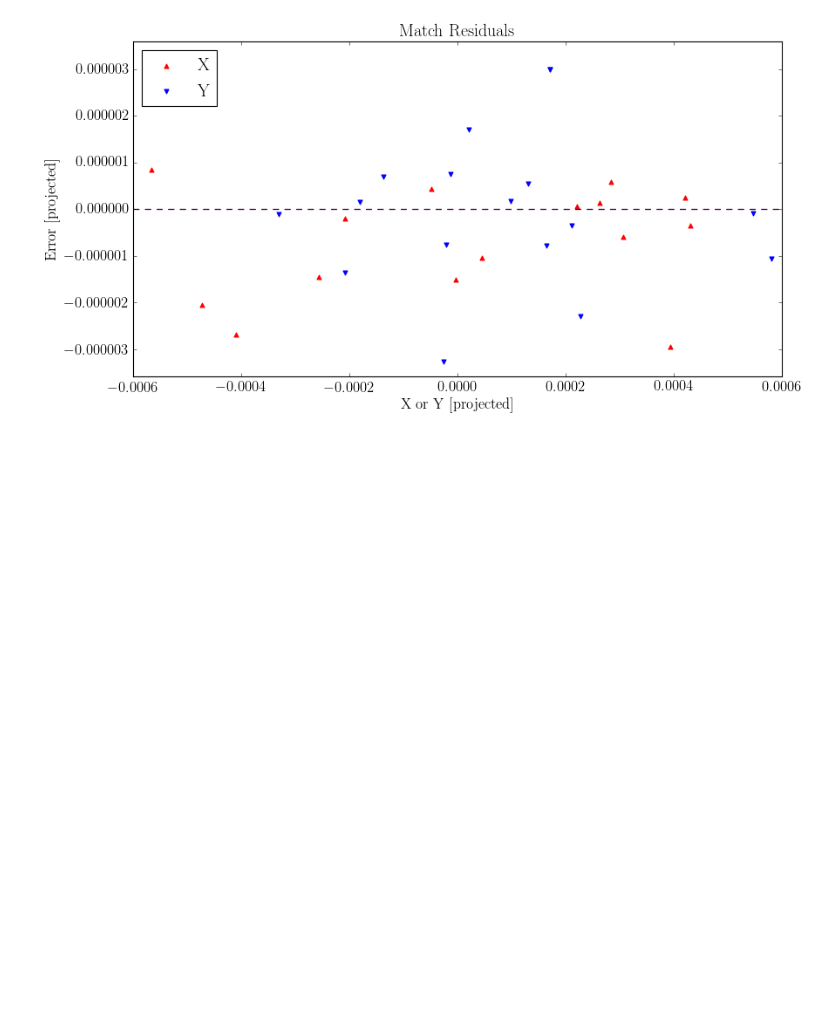
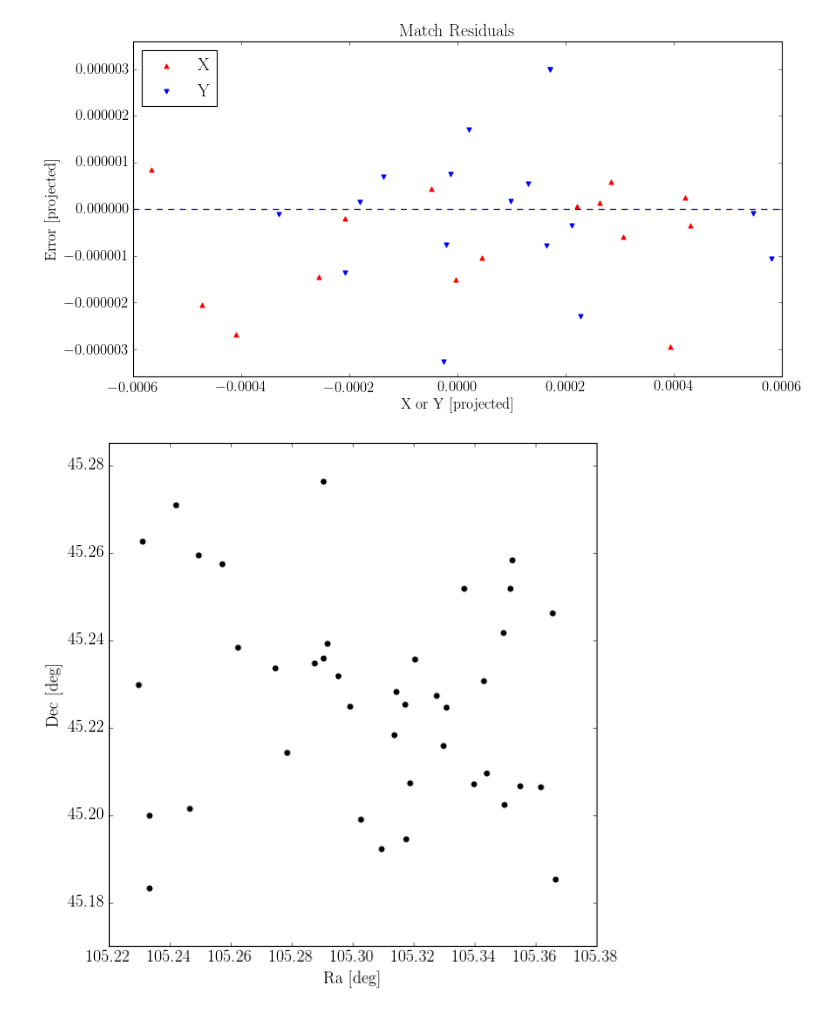
Before and after one commit to jbirky/AsteroidAstrometry, a Jupyter notebook: positions.ipynb, the cells around one changed output. Drawn from its saved outputs; the diff is of its cells as text; code cells hidden in the pictures; blank space fills up the shorter version.

```diff
--- a/positions.ipynb
+++ b/positions.ipynb
@@ -112,19 +112,13 @@ plotResiduals(xm1, ym1, xm2, ym2, unit='pixel', title='Match Residuals')
 # %% [markdown]
 ### Solve for plate constants, convert CCD to RA/DEC
 # %%
-Xm_proj, Ym_proj = projectedToPixelIdealInv(xm2, ym2, f_p=16480/(2*0.015))
+Xm_usno, Ym_usno = projectedToPixelIdealInv(xm2, ym2, f_p=16480/(2*0.015))
 
-Xccd, Yccd = projectedToPixel(xm1, ym1, Xm_proj, Ym_proj, f_p=190020)
+Xm_ccd, Ym_ccd = projectedToPixel(xm1, ym1, Xm_usno, Ym_usno, f_p=190020)
 
-plotMatch(Xccd, Yccd, Xm_proj, Ym_proj, dim=[-.0006, .0006], lbl=['X', 'Y'], unit='projected')
-plotResiduals(Xccd, Yccd, Xm_proj, Ym_proj, unit='projected', lbl=['X', 'Y'], \
+plotMatch(Xm_ccd, Ym_ccd, Xm_usno, Ym_usno, dim=[-.0006, .0006], lbl=['X', 'Y'], unit='projected')
+plotResiduals(Xm_ccd, Ym_ccd, Xm_usno, Ym_usno, unit='projected', lbl=['X', 'Y'], \
               xlim=[-.0006, .0006], title='Match Residuals')
 # %% [output]
 [figure]
 [figure]
-# %%
-def projToSky(X,Y,alpha0,delta0):
-    alpha = np.arctan(-(X)/(np.cos(delta0)-Y*np.sin(delta0)))+alpha0
-    delta = np.arcsin((np.sin(delta0)+Y*np.cos(delta0))/(1+X**2+Y**2)**.5)
-
-    return np.array([alpha,delta])
@@ -132,0 +125,16 @@ projToSky(Xccd, Yccd, )
+# %%
+Xccd, Yccd = projectedToPixel(xm1, ym1, Xm_usno, Ym_usno, f_p=190020, xtrans=xccd, ytrans=yccd)
+Rccd, Dccd = projToSky(-Xccd, Yccd, ra0, dec0)
+# %%
+plt.figure(figsize=[8,8])
+plt.scatter(Rccd, Dccd, color='k')
+ax = plt.gca()
+ax.get_xaxis().get_major_formatter().set_useOffset(False)
+ax.get_yaxis().get_major_formatter().set_useOffset(False)
+plt.xlabel('Ra [deg]')
+plt.ylabel('Dec [deg]')
+plt.xlim(105.22,105.38)
+plt.ylim(45.17,45.285)
+plt.show()
+# %% [output]
+[figure, added]
```
Also changed, not shown: parts of 1 cell of this notebook.
